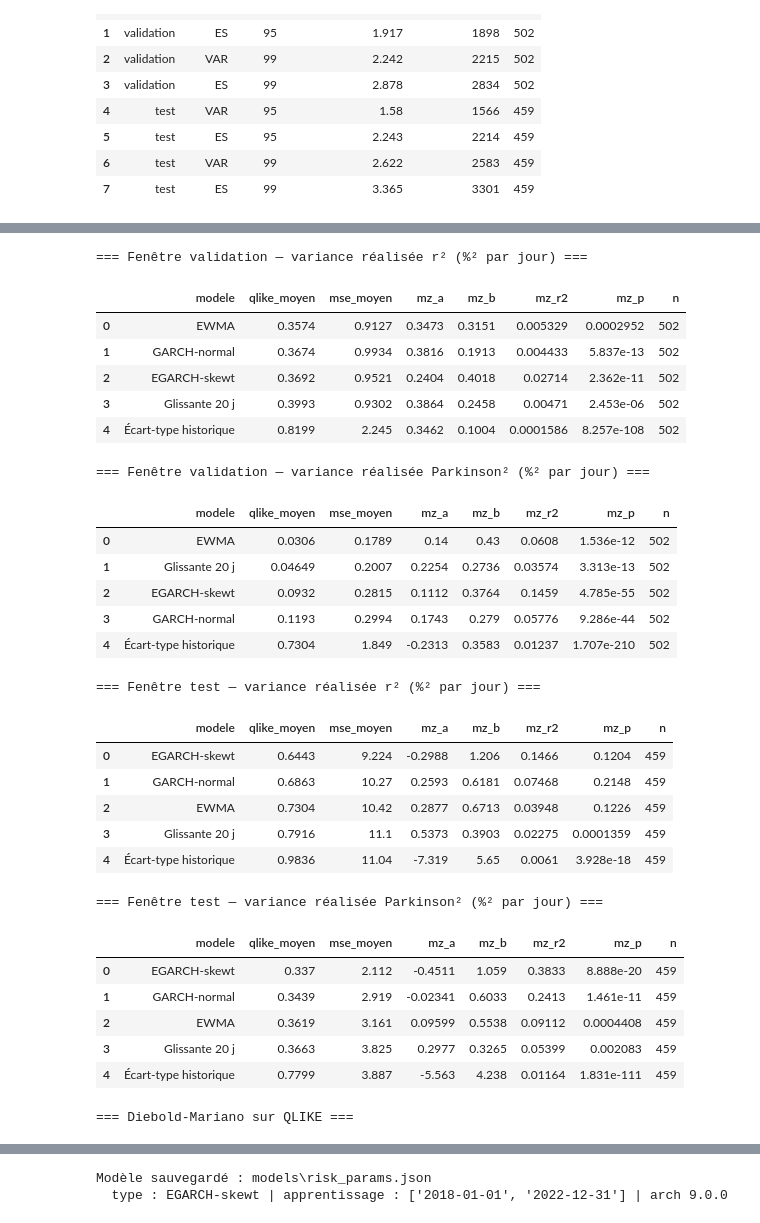
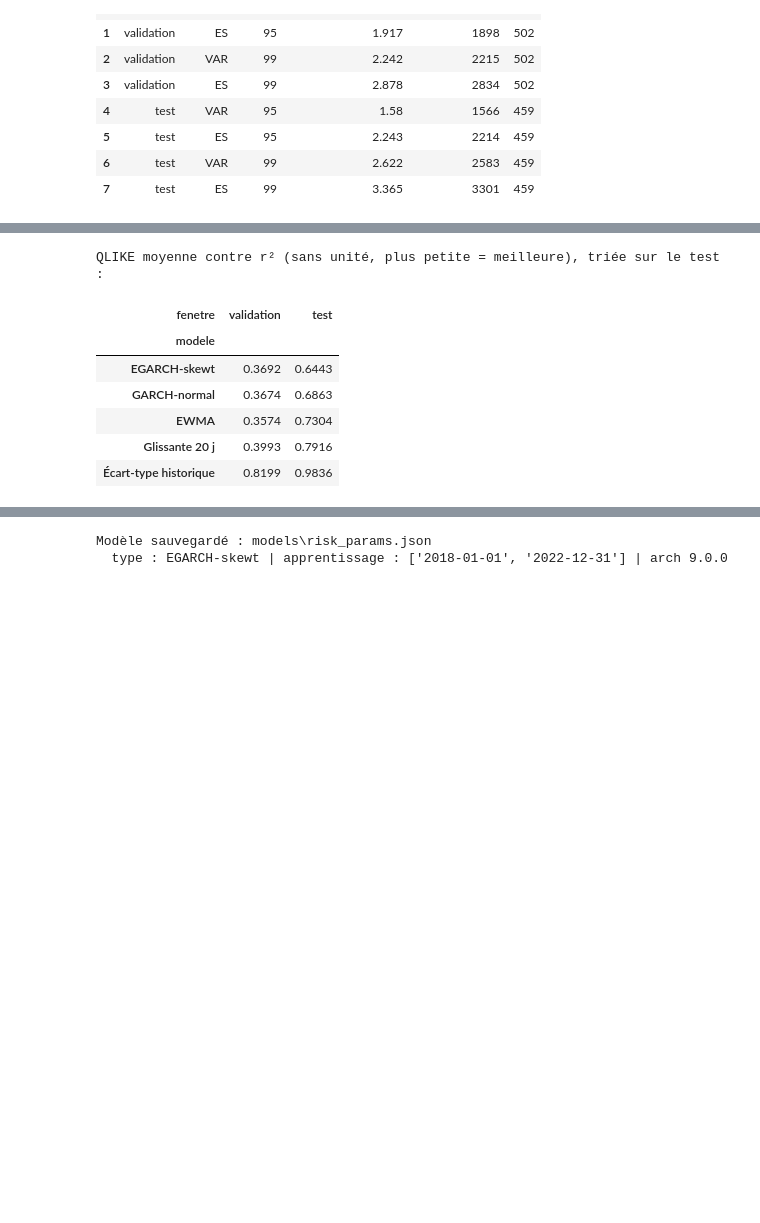
Before and after one commit to Zakaria12e/dia-quant-lab, a Jupyter notebook: notebooks/04_risque.ipynb, the cells around one changed output, grey strips where cells are left out. Saved outputs shown, nothing was run; the diff lists cells and outputs as text; code cells hidden in the pictures; blank space fills up the shorter version.

Commit message:
docs(d04): notebook allégé — conclusion courte, analyses complémentaires en annexe

```diff
--- a/notebooks/04_risque.ipynb
+++ b/notebooks/04_risque.ipynb
@@ -405,53 +393,28 @@ Pertes moyennes **QLIKE** (Patton, 2011, forme RV/h + ln h : plus petit = meille
 # %%
 NOM_GLISS = 'Glissante ' + str(RCFG['rolling_window']) + ' j'
 sigmas = {
     NOM_RETENU: m_ret['serie']['sigma_pct'],
     NOM_REF: m_ref['serie']['sigma_pct'],
     'EWMA': m_ewma['serie']['sigma_pct'],
     NOM_GLISS: rolling_sigma(r),
     'Écart-type historique': historical_sigma(r),
 }
 realisees = {'r²': r ** 2, 'Parkinson²': sigma_park ** 2}
 
-eval_vol = tableau_volatilite(sigmas, realisees, fen_idx)
-for fen in fen_idx:
-    for rv in realisees:
-        print(f'=== Fenêtre {fen} — variance réalisée {rv} (%² par jour) ===')
-        display(eval_vol[(eval_vol['fenetre'] == fen) & (eval_vol['mesure_realisee'] == rv)]
-                .drop(columns=['fenetre', 'mesure_realisee']).sort_values('qlike_moyen')
-                .reset_index(drop=True))
+eval_vol = tableau_volatilite(sigmas, realisees, fen_idx)        # détail en annexe
+dm_vol = tableau_dm_volatilite(sigmas, realisees, fen_idx, reference=NOM_RETENU,
+                               concurrents=['EWMA', NOM_GLISS, NOM_REF])   # détail en annexe
 
-dm_vol = tableau_dm_volatilite(sigmas, realisees, fen_idx, reference=NOM_RETENU,
-                               concurrents=['EWMA', NOM_GLISS, NOM_REF])
-print('=== Diebold-Mariano sur QLIKE ===')
-display(dm_vol)
+print('QLIKE moyenne contre r² (sans unité, plus petite = meilleure), triée sur le test :')
+display(eval_vol[eval_vol['mesure_realisee'] == 'r²']
+        .pivot(index='modele', columns='fenetre', values='qlike_moyen')[['validation', 'test']]
+        .sort_values('test'))
 # %% [output]
-=== Fenêtre validation — variance réalisée r² (%² par jour) ===
+QLIKE moyenne contre r² (sans unité, plus petite = meilleure), triée sur le test :
-|  | modele | qlike_moyen | mse_moyen | mz_a | mz_b | mz_r2 | mz_p | n |
-| 0 | EWMA | 0.3574 | 0.9127 | 0.3473 | 0.3151 | 0.005329 | 0.0002952 | 502 |
-| 1 | GARCH-normal | 0.3674 | 0.9934 | 0.3816 | 0.1913 | 0.004433 | 5.837e-13 | 502 |
-| 2 | EGARCH-skewt | 0.3692 | 0.9521 | 0.2404 | 0.4018 | 0.02714 | 2.362e-11 | 502 |
-| 3 | Glissante 20 j | 0.3993 | 0.9302 | 0.3864 | 0.2458 | 0.00471 | 2.453e-06 | 502 |
-| 4 | Écart-type historique | 0.8199 | 2.245 | 0.3462 | 0.1004 | 0.0001586 | 8.257e-108 | 502 |
+| fenetre | validation | test |
+| modele |  |  |
+| EGARCH-skewt | 0.3692 | 0.6443 |
+| GARCH-normal | 0.3674 | 0.6863 |
+| EWMA | 0.3574 | 0.7304 |
+| Glissante 20 j | 0.3993 | 0.7916 |
+| Écart-type historique | 0.8199 | 0.9836 |
-=== Fenêtre validation — variance réalisée Parkinson² (%² par jour) ===
-|  | modele | qlike_moyen | mse_moyen | mz_a | mz_b | mz_r2 | mz_p | n |
-| 0 | EWMA | 0.0306 | 0.1789 | 0.14 | 0.43 | 0.0608 | 1.536e-12 | 502 |
-| 1 | Glissante 20 j | 0.04649 | 0.2007 | 0.2254 | 0.2736 | 0.03574 | 3.313e-13 | 502 |
-| 2 | EGARCH-skewt | 0.0932 | 0.2815 | 0.1112 | 0.3764 | 0.1459 | 4.785e-55 | 502 |
-| 3 | GARCH-normal | 0.1193 | 0.2994 | 0.1743 | 0.279 | 0.05776 | 9.286e-44 | 502 |
-| 4 | Écart-type historique | 0.7304 | 1.849 | -0.2313 | 0.3583 | 0.01237 | 1.707e-210 | 502 |
-=== Fenêtre test — variance réalisée r² (%² par jour) ===
-|  | modele | qlike_moyen | mse_moyen | mz_a | mz_b | mz_r2 | mz_p | n |
-| 0 | EGARCH-skewt | 0.6443 | 9.224 | -0.2988 | 1.206 | 0.1466 | 0.1204 | 459 |
-| 1 | GARCH-normal | 0.6863 | 10.27 | 0.2593 | 0.6181 | 0.07468 | 0.2148 | 459 |
-| 2 | EWMA | 0.7304 | 10.42 | 0.2877 | 0.6713 | 0.03948 | 0.1226 | 459 |
-| 3 | Glissante 20 j | 0.7916 | 11.1 | 0.5373 | 0.3903 | 0.02275 | 0.0001359 | 459 |
-| 4 | Écart-type historique | 0.9836 | 11.04 | -7.319 | 5.65 | 0.0061 | 3.928e-18 | 459 |
-=== Fenêtre test — variance réalisée Parkinson² (%² par jour) ===
-|  | modele | qlike_moyen | mse_moyen | mz_a | mz_b | mz_r2 | mz_p | n |
-| 0 | EGARCH-skewt | 0.337 | 2.112 | -0.4511 | 1.059 | 0.3833 | 8.888e-20 | 459 |
-| 1 | GARCH-normal | 0.3439 | 2.919 | -0.02341 | 0.6033 | 0.2413 | 1.461e-11 | 459 |
-| 2 | EWMA | 0.3619 | 3.161 | 0.09599 | 0.5538 | 0.09112 | 0.0004408 | 459 |
-| 3 | Glissante 20 j | 0.3663 | 3.825 | 0.2977 | 0.3265 | 0.05399 | 0.002083 | 459 |
-| 4 | Écart-type historique | 0.7799 | 3.887 | -5.563 | 4.238 | 0.01164 | 1.831e-111 | 459 |
-=== Diebold-Mariano sur QLIKE ===
```
Also changed, not shown: parts of 20 cells of this notebook, 3 other files.
